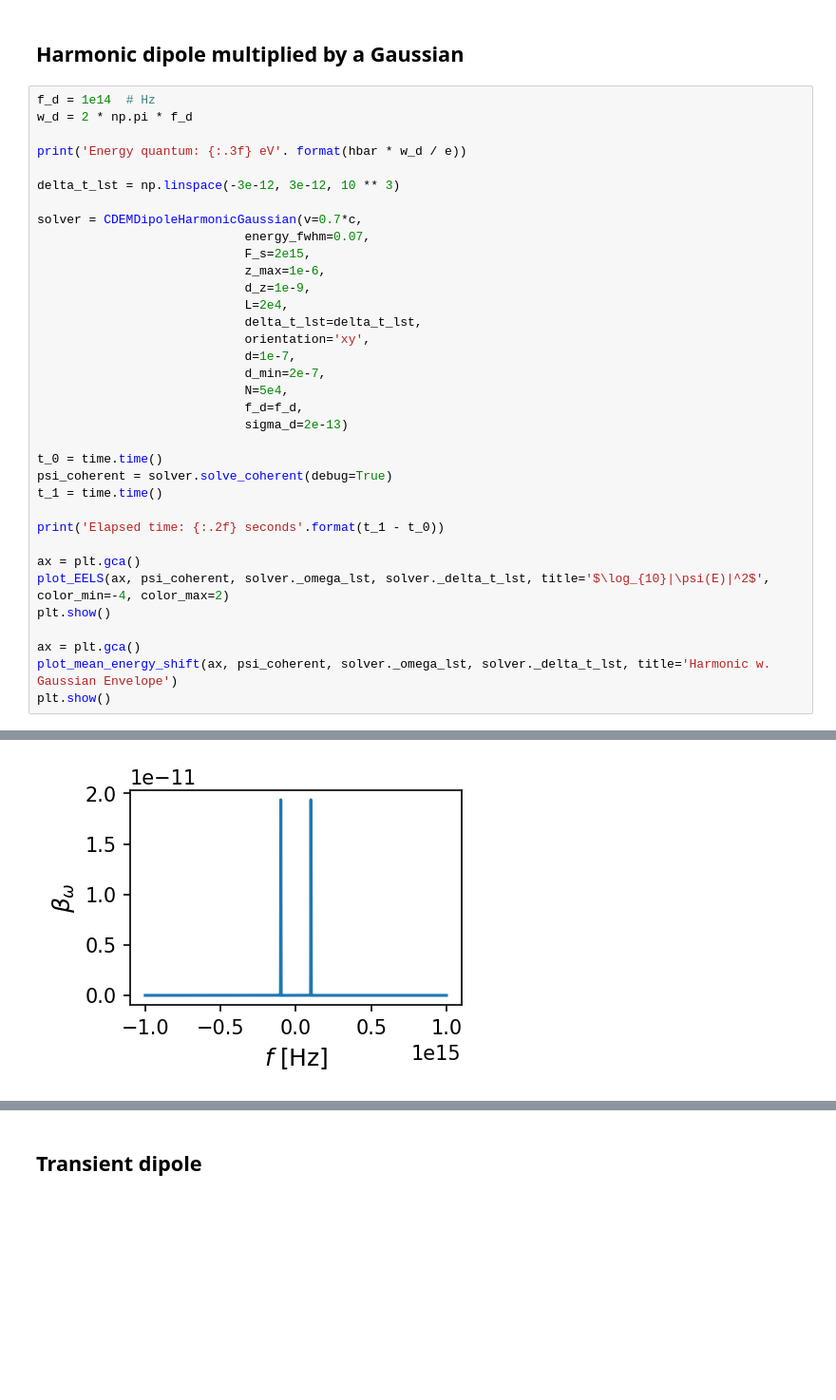
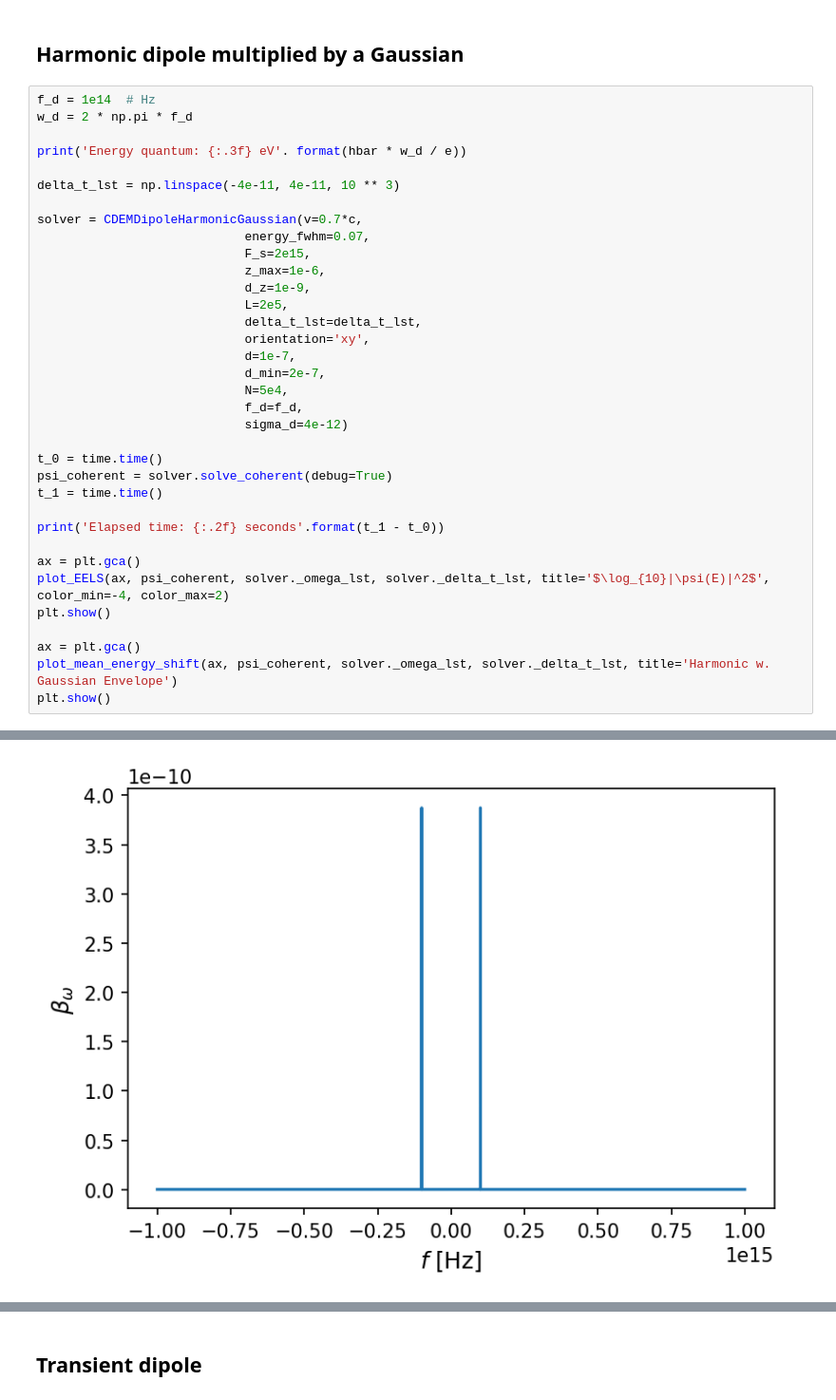
Before and after one commit to matanhaller/cdem_proj, a Jupyter notebook: cdem_test.ipynb, the cells around one changed output, grey strips where cells are left out. Shown at 95% size. Saved outputs shown, nothing was run; the diff lists cells and outputs as text; blank space fills up the shorter version.

```diff
--- a/cdem_test.ipynb
+++ b/cdem_test.ipynb
@@ -68,35 +68,35 @@ w_d = 2 * np.pi * f_d
 
 print('Energy quantum: {:.3f} eV'. format(hbar * w_d / e))
 
-delta_t_lst = np.linspace(-3e-12, 3e-12, 10 ** 3)
+delta_t_lst = np.linspace(-4e-11, 4e-11, 10 ** 3)
 
 solver = CDEMDipoleHarmonicGaussian(v=0.7*c,
                             energy_fwhm=0.07,
                             F_s=2e15,
                             z_max=1e-6,
                             d_z=1e-9,
-                            L=2e4,
+                            L=2e5,
                             delta_t_lst=delta_t_lst,
                             orientation='xy',
                             d=1e-7,
                             d_min=2e-7,
                             N=5e4,
                             f_d=f_d,
-                            sigma_d=2e-13)
+                            sigma_d=4e-12)
 
 t_0 = time.time()
 psi_coherent = solver.solve_coherent(debug=True)
 t_1 = time.time()
 
 print('Elapsed time: {:.2f} seconds'.format(t_1 - t_0))
 
 ax = plt.gca()
 plot_EELS(ax, psi_coherent, solver._omega_lst, solver._delta_t_lst, title='$\log_{10}|\psi(E)|^2$', color_min=-4, color_max=2)
 plt.show()
 
 ax = plt.gca()
 plot_mean_energy_shift(ax, psi_coherent, solver._omega_lst, solver._delta_t_lst, title='Harmonic w. Gaussian Envelope')
 plt.show()
 # %% [output]
 Energy quantum: 0.414 eV
-[figure, old version]
+[figure, new version]
```
Also changed, not shown: parts of 3 cells of this notebook.
